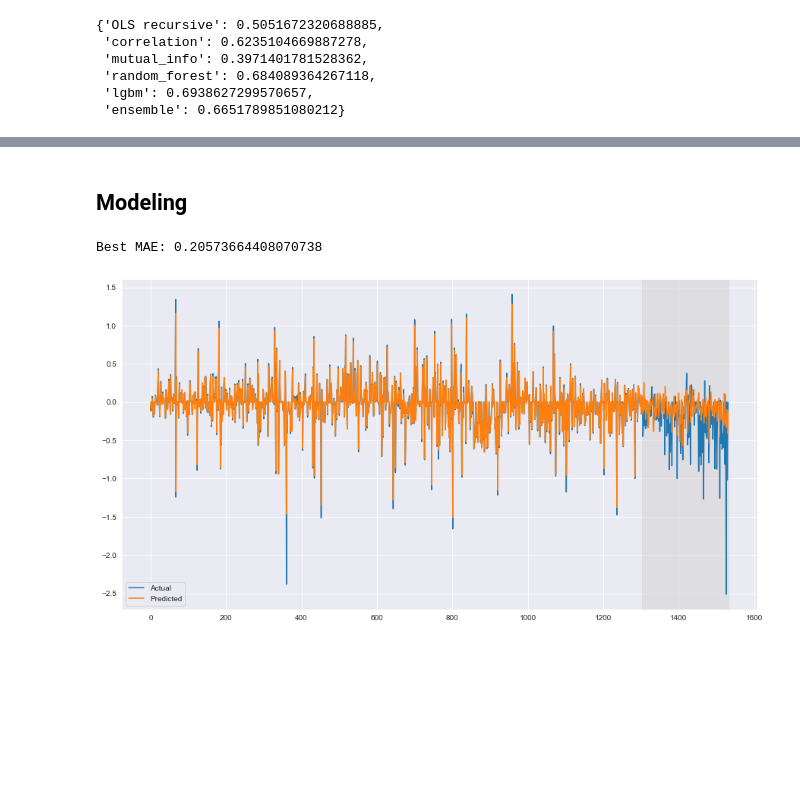
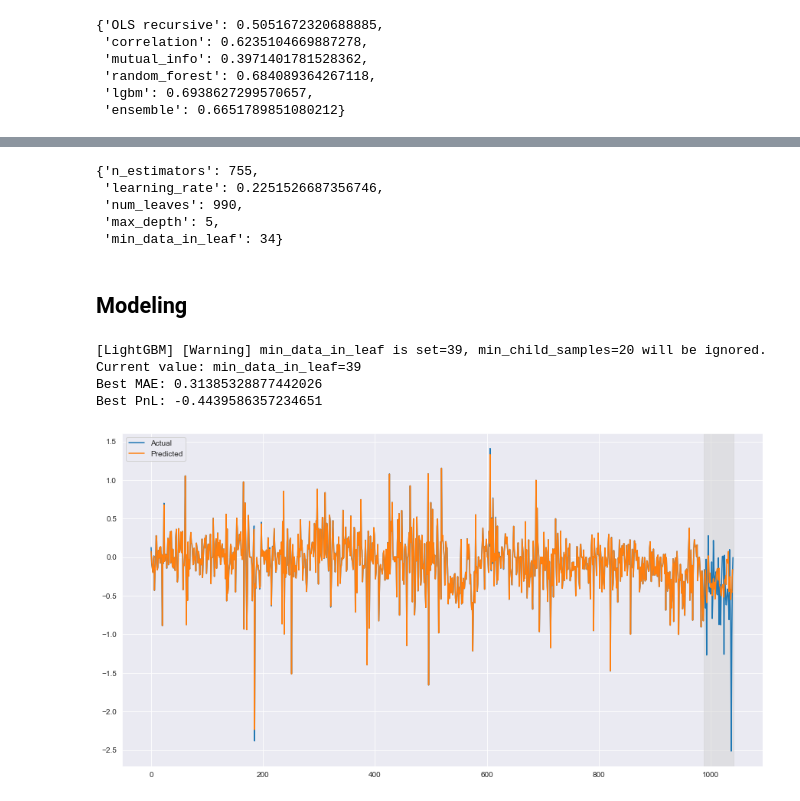
Before and after one commit to sleep3r/balance-ts, a Jupyter notebook: pipeline.ipynb, the cells around one changed output, grey strips where cells are left out. Cells and saved outputs as stored; diff of their text form; code cells hidden in the pictures; blank space fills up the shorter version.

```diff
--- a/pipeline.ipynb
+++ b/pipeline.ipynb
@@ -22,6 +20,7 @@ sns.set_style("darkgrid")
 TS = pd.read_excel("./Project 2_2022.xlsx", sheet_name="Data")
 TS.Date = TS.Date.apply(pd.Timestamp)
 TS = TS.set_index("Date")
+TS = TS.drop(TS[TS.Balance == 0].index)
 # %%
 TS.head()
 # %% [output]
@@ -144,14 +86,30 @@ add_training_change_point(stat_trajectory)
+# %%
+study.best_params
+# %% [output]
+{'n_estimators': 755,
+ 'learning_rate': 0.2251526687356746,
+ 'num_leaves': 990,
+ 'max_depth': 5,
+ 'min_data_in_leaf': 34}
 # %% [markdown]
 ## Modeling
 # %%
 from modules.train import train_model
+# %%
+X, y = generate_features(TS[["Balance"]], max_timeshift=80, min_timeshift=70)
+# %%
+study = tune(X, y)
+clear_output()
 # %%
-model_params = {
-    "learning_rate": 0.1,
-    "n_estimators": 200,
-}
+model_params = study.best_params
 
-model = train_model(X[X.columns[selected_features["ensemble"]]], y, test_size=0.15, visualize=True, **model_params)
+model = train_model(
+    X, y,
+    test_size=0.05, visualize=True,
+    **model_params
+)
 # %% [output]
-Best MAE: 0.20573664408070738
+[LightGBM] [Warning] min_data_in_leaf is set=39, min_child_samples=20 will be ignored. Current value: min_data_in_leaf=39
+Best MAE: 0.31385328877442026
+Best PnL: -0.4439586357234651
-[figure, old version]
+[figure, new version]
```
Also changed, not shown: parts of 19 cells of this notebook, 6 other files.
